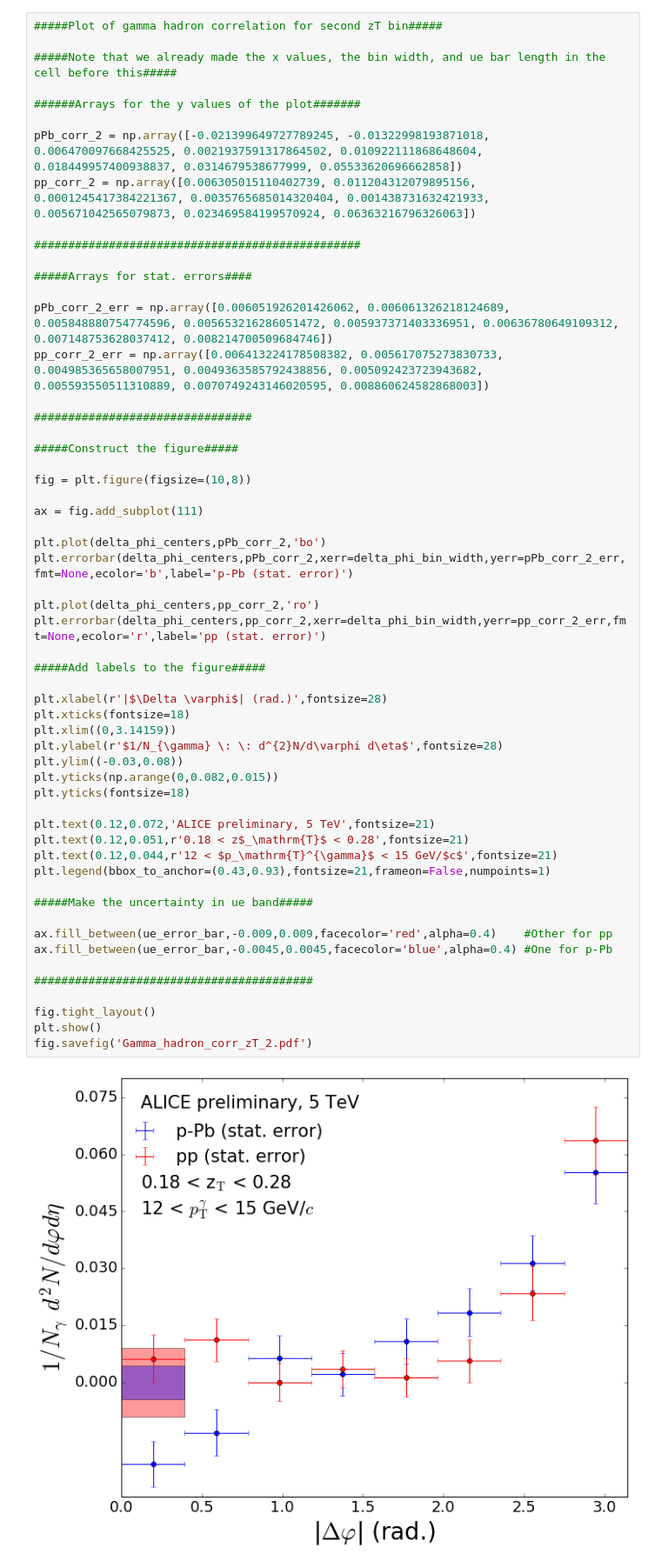
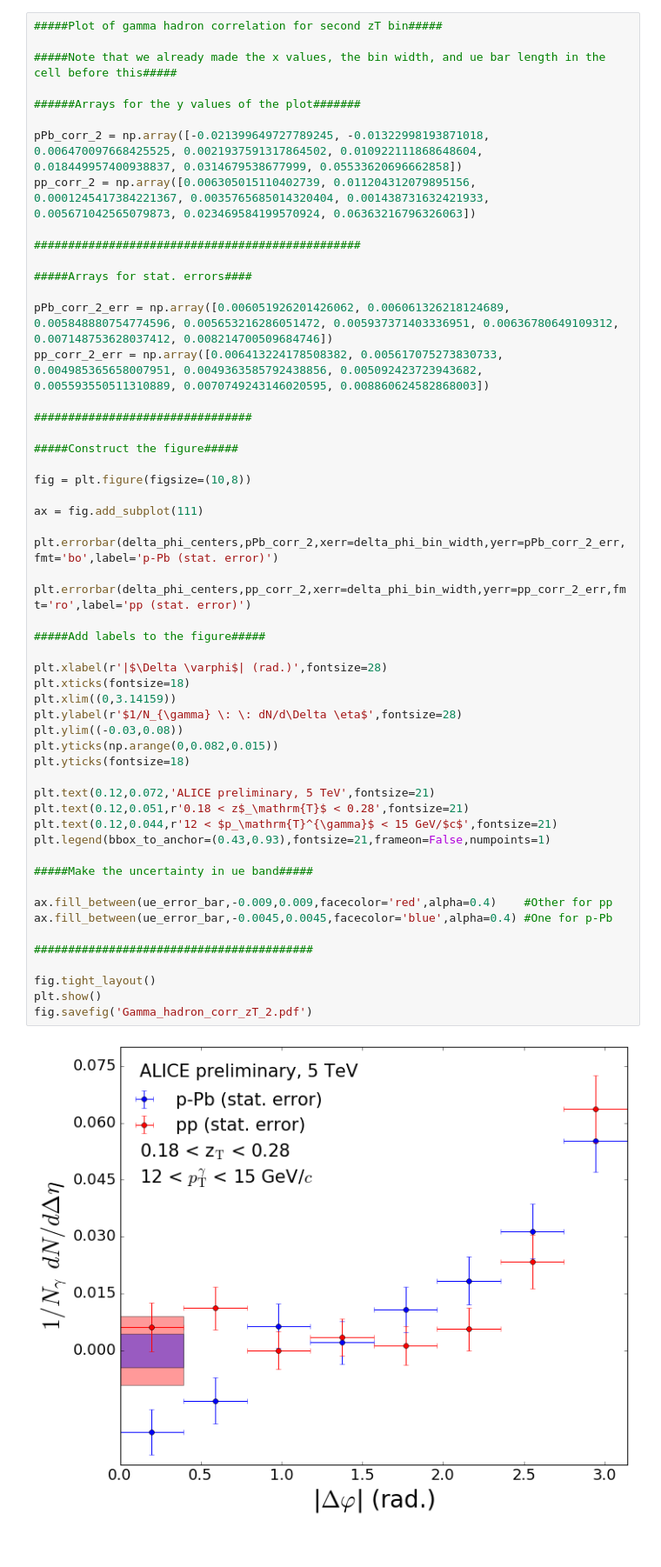
Before and after one commit to josegsoria/Analyses, a Jupyter notebook: Multiple Preliminary Plots.ipynb, the cells around one changed output. Shown at 87% size. Drawn from its saved outputs; the diff is of its cells as text.

```diff
--- a/Multiple Preliminary Plots.ipynb
+++ b/Multiple Preliminary Plots.ipynb
@@ -355,39 +351,37 @@ fig = plt.figure(figsize=(10,8))
 
 ax = fig.add_subplot(111)
 
-plt.plot(delta_phi_centers,pPb_corr_2,'bo')
-plt.errorbar(delta_phi_centers,pPb_corr_2,xerr=delta_phi_bin_width,yerr=pPb_corr_2_err,fmt=None,ecolor='b',label='p-Pb (stat. error)')
+plt.errorbar(delta_phi_centers,pPb_corr_2,xerr=delta_phi_bin_width,yerr=pPb_corr_2_err,fmt='bo',label='p-Pb (stat. error)')
 
-plt.plot(delta_phi_centers,pp_corr_2,'ro')
-plt.errorbar(delta_phi_centers,pp_corr_2,xerr=delta_phi_bin_width,yerr=pp_corr_2_err,fmt=None,ecolor='r',label='pp (stat. error)')
+plt.errorbar(delta_phi_centers,pp_corr_2,xerr=delta_phi_bin_width,yerr=pp_corr_2_err,fmt='ro',label='pp (stat. error)')
 
 #####Add labels to the figure#####
 
 plt.xlabel(r'|$\Delta \varphi$| (rad.)',fontsize=28)
 plt.xticks(fontsize=18)
 plt.xlim((0,3.14159))
-plt.ylabel(r'$1/N_{\gamma} \: \: d^{2}N/d\varphi d\eta$',fontsize=28)
+plt.ylabel(r'$1/N_{\gamma} \: \: dN/d\Delta \eta$',fontsize=28)
 plt.ylim((-0.03,0.08))
 plt.yticks(np.arange(0,0.082,0.015))
 plt.yticks(fontsize=18)
 
 plt.text(0.12,0.072,'ALICE preliminary, 5 TeV',fontsize=21)
 plt.text(0.12,0.051,r'0.18 < z$_\mathrm{T}$ < 0.28',fontsize=21)
 plt.text(0.12,0.044,r'12 < $p_\mathrm{T}^{\gamma}$ < 15 GeV/$c$',fontsize=21)
 plt.legend(bbox_to_anchor=(0.43,0.93),fontsize=21,frameon=False,numpoints=1)
 
 #####Make the uncertainty in ue band#####
 
 ax.fill_between(ue_error_bar,-0.009,0.009,facecolor='red',alpha=0.4)    #Other for pp
 ax.fill_between(ue_error_bar,-0.0045,0.0045,facecolor='blue',alpha=0.4) #One for p-Pb
 
 #########################################
 
 fig.tight_layout()
 plt.show()
 fig.savefig('Gamma_hadron_corr_zT_2.pdf')
 # %% [output]
-[figure, old version]
+[figure, new version]
 # %%
 #####Plot of gamma hadron correlation for third zT bin#####
 
```
Also changed, not shown: parts of 5 cells of this notebook.
